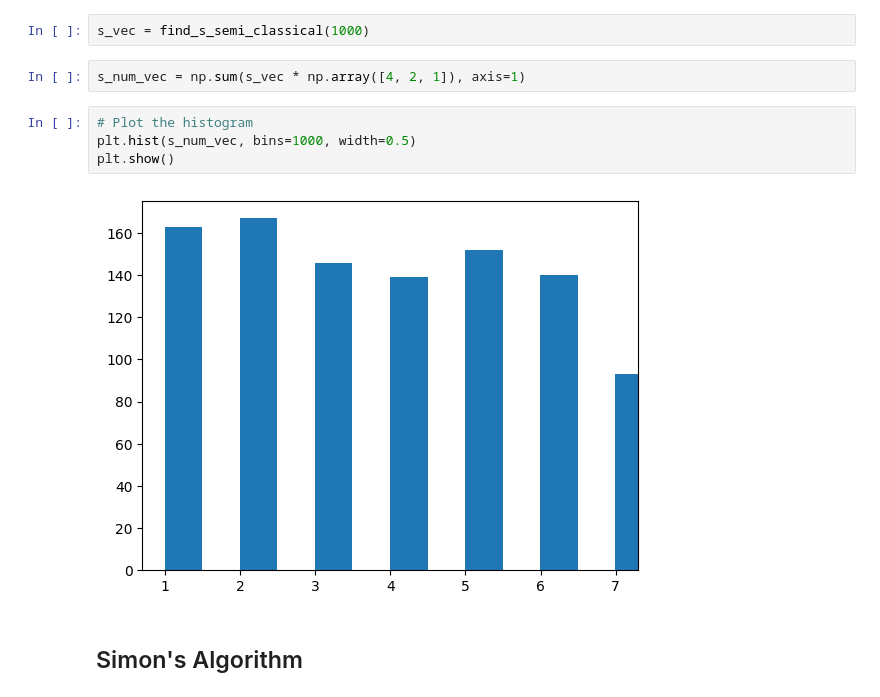
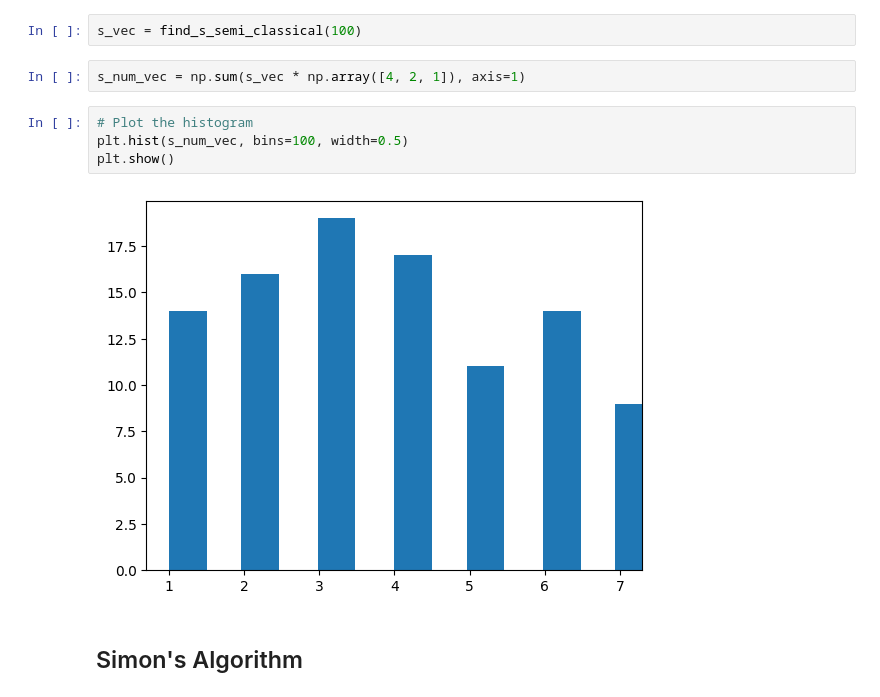
Before and after one commit to Axect/QuantumAlgorithms, a Jupyter notebook: notebook/simon.ipynb, the cells around one changed output. Drawn from its saved outputs; the diff is of its cells as text.

```diff
--- a/notebook/simon.ipynb
+++ b/notebook/simon.ipynb
@@ -166,14 +166,14 @@ def find_s_semi_classical(n):
         s_vec.append(basis_states[index])
     return np.array(s_vec)
 # %%
-s_vec = find_s_semi_classical(1000)
+s_vec = find_s_semi_classical(100)
 # %%
 s_num_vec = np.sum(s_vec * np.array([4, 2, 1]), axis=1)
 # %%
 # Plot the histogram
-plt.hist(s_num_vec, bins=1000, width=0.5)
+plt.hist(s_num_vec, bins=100, width=0.5)
 plt.show()
 # %% [output]
-[figure, old version]
+[figure, new version]
 # %% [markdown]
 ## Simon's Algorithm
```
